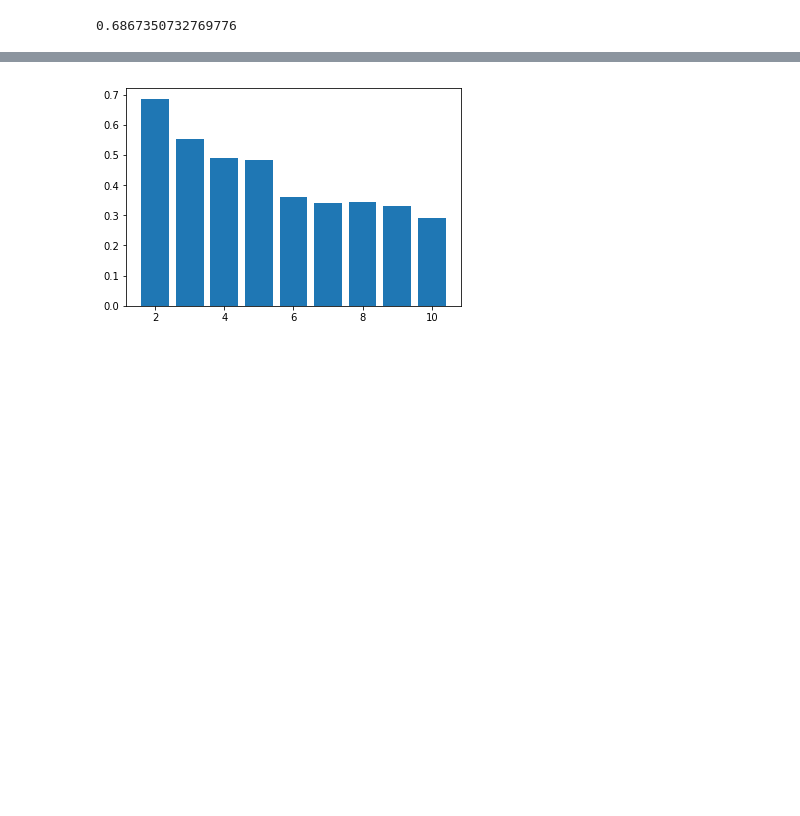
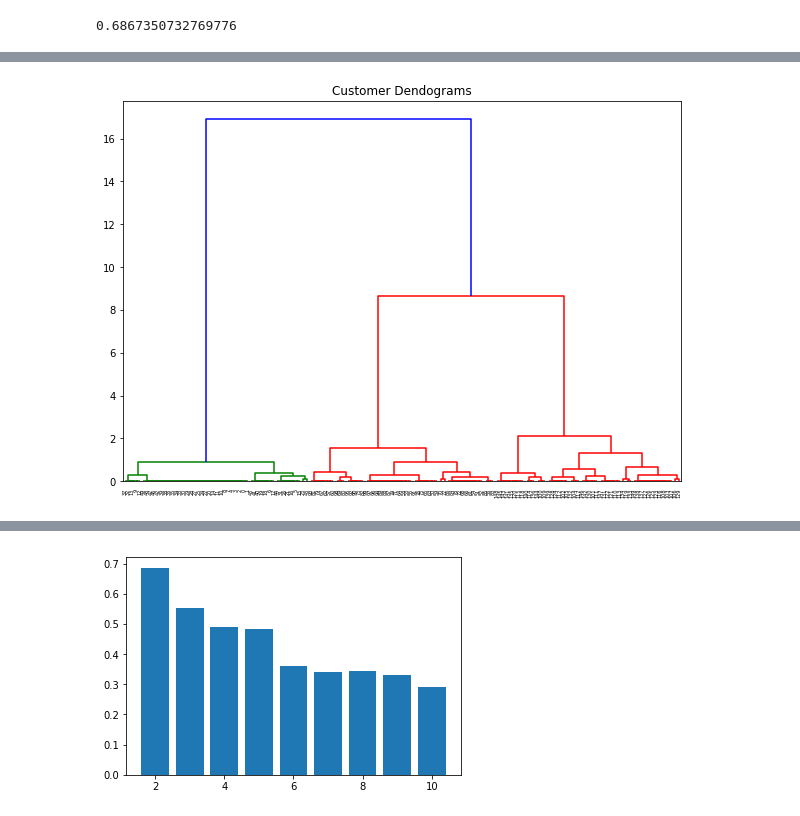
Before and after one commit to spyro12393/nutcForMelody, a Jupyter notebook: hierarchical clustering.ipynb, the cells around one changed output, grey strips where cells are left out. Drawn from its saved outputs; the diff is of its cells as text; code cells hidden in the pictures; blank space fills up the shorter version.

```diff
--- a/hierarchical clustering.ipynb
+++ b/hierarchical clustering.ipynb
@@ -49,3 +41,11 @@ silhouette_avg = metrics.silhouette_score(iris_X, cluster_labels)
 print(silhouette_avg)
 # %% [output]
 0.6867350732769776
+# %%
+import pandas as pd
+
+x = pd.DataFrame(iris['data'], columns=iris['feature_names'])
+print("target_names: "+str(iris['target_names']))
+y = pd.DataFrame(iris['target'], columns=['target'])
+iris_data = pd.concat([x,y], axis=1)
+iris_data.head(5)
@@ -51,0 +60,9 @@ print(silhouette_avg)
+# %%
+data=iris_data.iloc[:, 3:5].values
+import scipy.cluster.hierarchy as shc
+
+plt.figure(figsize=(10, 7))
+plt.title("Customer Dendograms")
+dend = shc.dendrogram(shc.linkage(data, method='ward'))
+# %% [output]
+[figure, added]
```
Also changed, not shown: parts of 3 cells of this notebook, 5 other files.
